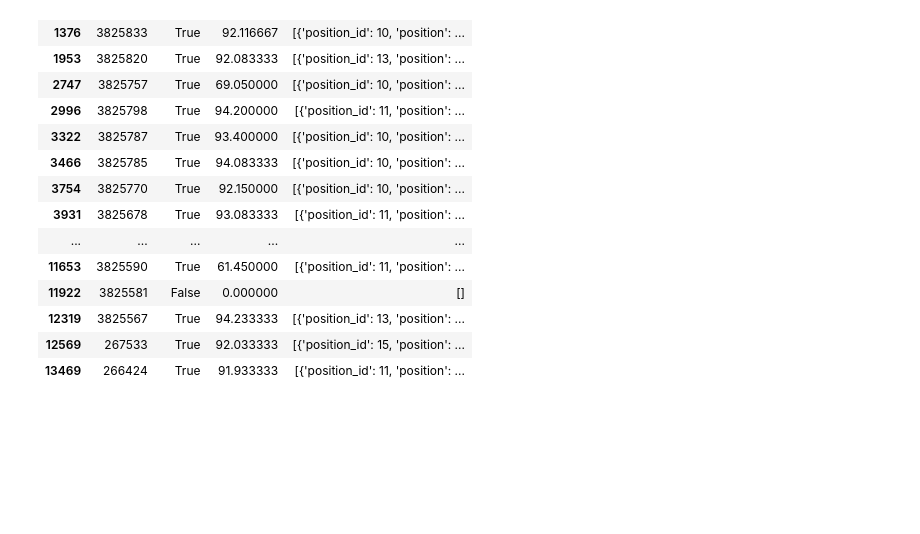
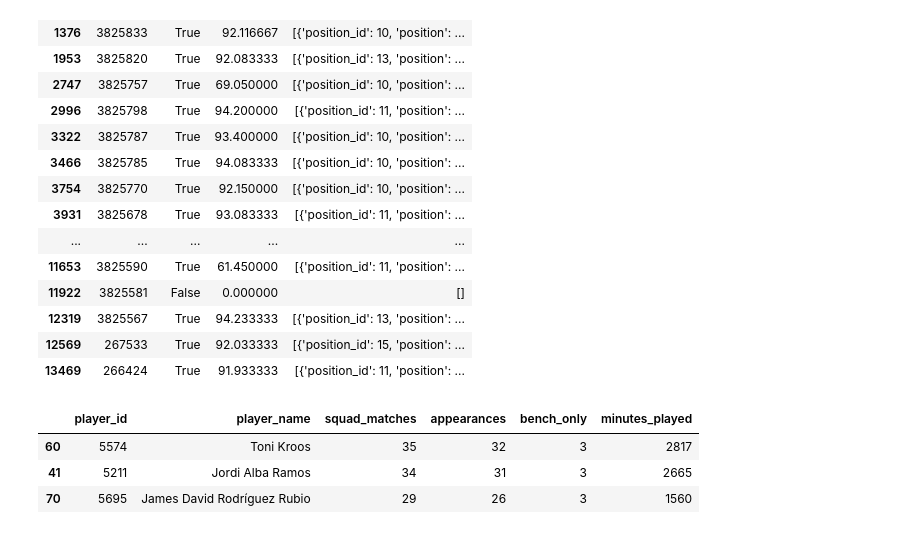
Before and after one commit to inatgomez/player-filter, a Jupyter notebook: notebooks/total_minutes_played_exploration.ipynb, the cells around one changed output. Saved outputs shown, nothing was run; the diff lists cells and outputs as text; code cells hidden in the pictures; blank space fills up the shorter version.

```diff
--- a/notebooks/total_minutes_played_exploration.ipynb
+++ b/notebooks/total_minutes_played_exploration.ipynb
@@ -306,3 +306,24 @@ display(
 | 12319 | 3825567 | True | 94.233333 | [{'position_id': 13, 'position': ... |
 | 12569 | 267533 | True | 92.033333 | [{'position_id': 15, 'position': ... |
 | 13469 | 266424 | True | 91.933333 | [{'position_id': 11, 'position': ... |
+# %%
+minutes = pd.read_parquet(
+    "../data/processed/player_minutes_summary.parquet"
+)
+
+minutes[
+    minutes["player_name"]
+    .str.contains(
+        "Toni Kroos|Jordi Alba|James",
+        case=False,
+        na=False,
+    )
+].sort_values(
+    "minutes_played",
+    ascending=False,
+)
+# %% [output]
+|  | player_id | player_name | squad_matches | appearances | bench_only | minutes_played |
+| 60 | 5574 | Toni Kroos | 35 | 32 | 3 | 2817 |
+| 41 | 5211 | Jordi Alba Ramos | 34 | 31 | 3 | 2665 |
+| 70 | 5695 | James David Rodríguez Rubio | 29 | 26 | 3 | 1560 |
```
Also changed, not shown: parts of 1 cell of this notebook, 1 other file.
